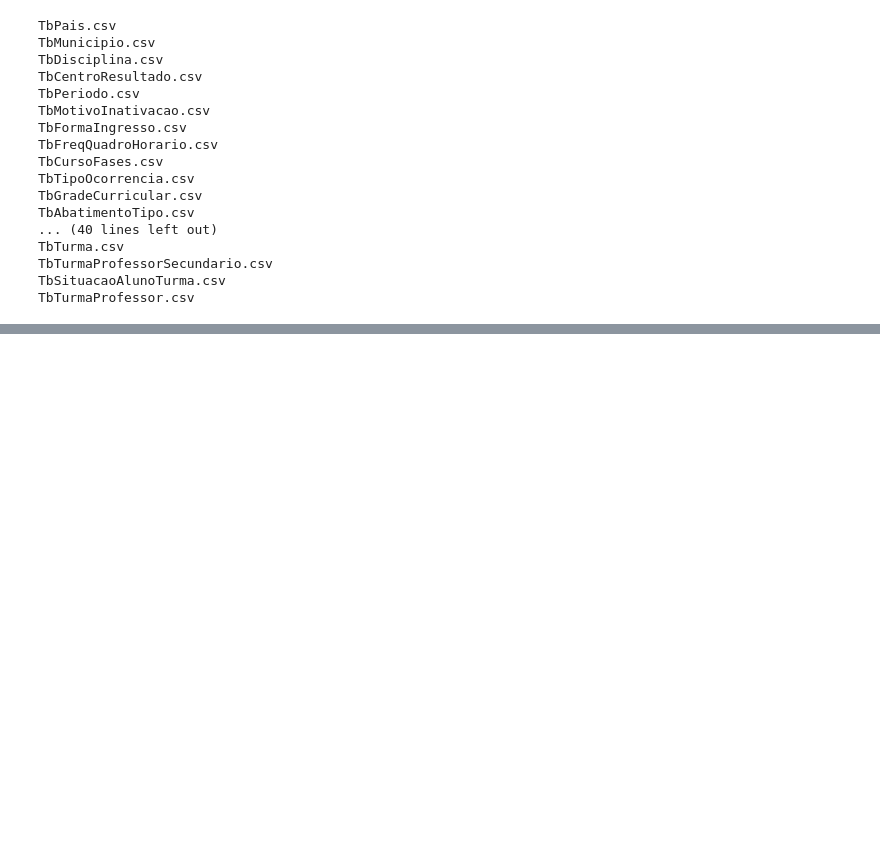
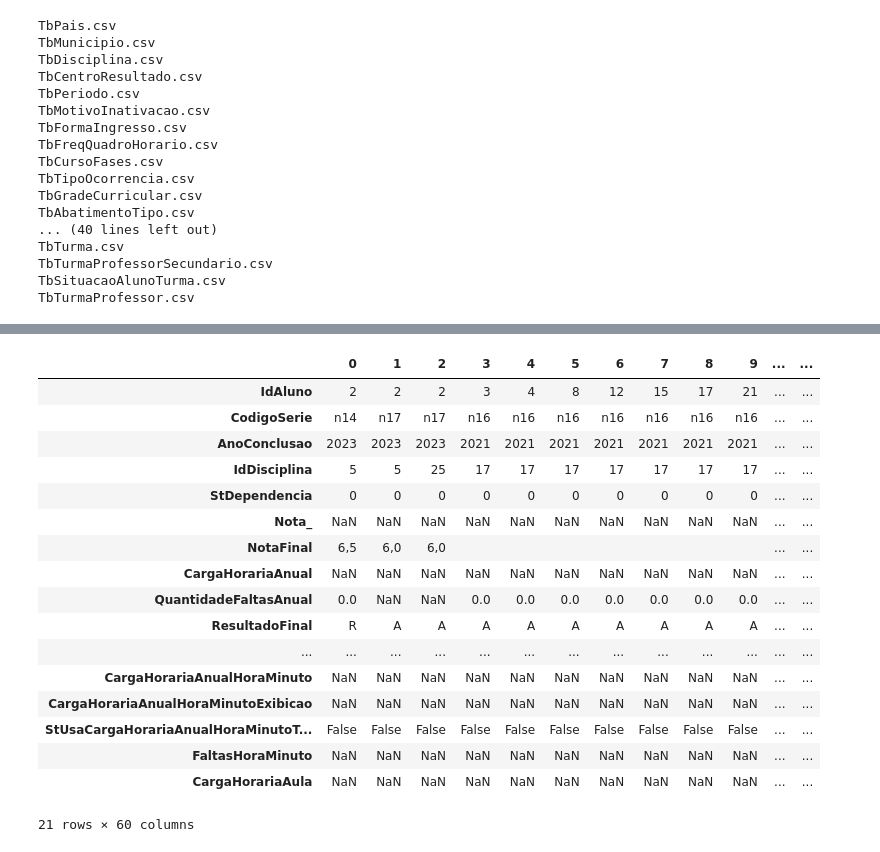
Before and after one commit to johnnathan862/pos-tech-datathon, a Jupyter notebook: exploratory.ipynb, the cells around one changed output, grey strips where cells are left out. Saved outputs shown, nothing was run; the diff lists cells and outputs as text; code cells hidden in the pictures; blank space fills up the shorter version.

```diff
--- a/exploratory.ipynb
+++ b/exploratory.ipynb
@@ -71,0 +208,21 @@ TbTurmaProfessor.csv
+# %%
+TbHistorico['TbHistoricoNotas'].T
+# %% [output]
+|  | 0 | 1 | 2 | 3 | 4 | 5 | 6 | 7 | 8 | 9 | ... | ... |
+| IdAluno | 2 | 2 | 2 | 3 | 4 | 8 | 12 | 15 | 17 | 21 | ... | ... |
+| CodigoSerie | n14 | n17 | n17 | n16 | n16 | n16 | n16 | n16 | n16 | n16 | ... | ... |
+| AnoConclusao | 2023 | 2023 | 2023 | 2021 | 2021 | 2021 | 2021 | 2021 | 2021 | 2021 | ... | ... |
+| IdDisciplina | 5 | 5 | 25 | 17 | 17 | 17 | 17 | 17 | 17 | 17 | ... | ... |
+| StDependencia | 0 | 0 | 0 | 0 | 0 | 0 | 0 | 0 | 0 | 0 | ... | ... |
+| Nota_ | NaN | NaN | NaN | NaN | NaN | NaN | NaN | NaN | NaN | NaN | ... | ... |
+| NotaFinal | 6,5 | 6,0 | 6,0 |  |  |  |  |  |  |  | ... | ... |
+| CargaHorariaAnual | NaN | NaN | NaN | NaN | NaN | NaN | NaN | NaN | NaN | NaN | ... | ... |
+| QuantidadeFaltasAnual | 0.0 | NaN | NaN | 0.0 | 0.0 | 0.0 | 0.0 | 0.0 | 0.0 | 0.0 | ... | ... |
+| ResultadoFinal | R | A | A | A | A | A | A | A | A | A | ... | ... |
+| ... | ... | ... | ... | ... | ... | ... | ... | ... | ... | ... | ... | ... |
+| CargaHorariaAnualHoraMinuto | NaN | NaN | NaN | NaN | NaN | NaN | NaN | NaN | NaN | NaN | ... | ... |
+| CargaHorariaAnualHoraMinutoExibicao | NaN | NaN | NaN | NaN | NaN | NaN | NaN | NaN | NaN | NaN | ... | ... |
+| StUsaCargaHorariaAnualHoraMinutoT... | False | False | False | False | False | False | False | False | False | False | ... | ... |
+| FaltasHoraMinuto | NaN | NaN | NaN | NaN | NaN | NaN | NaN | NaN | NaN | NaN | ... | ... |
+| CargaHorariaAula | NaN | NaN | NaN | NaN | NaN | NaN | NaN | NaN | NaN | NaN | ... | ... |
+21 rows × 60 columns
```
Also changed, not shown: parts of 12 cells of this notebook.
